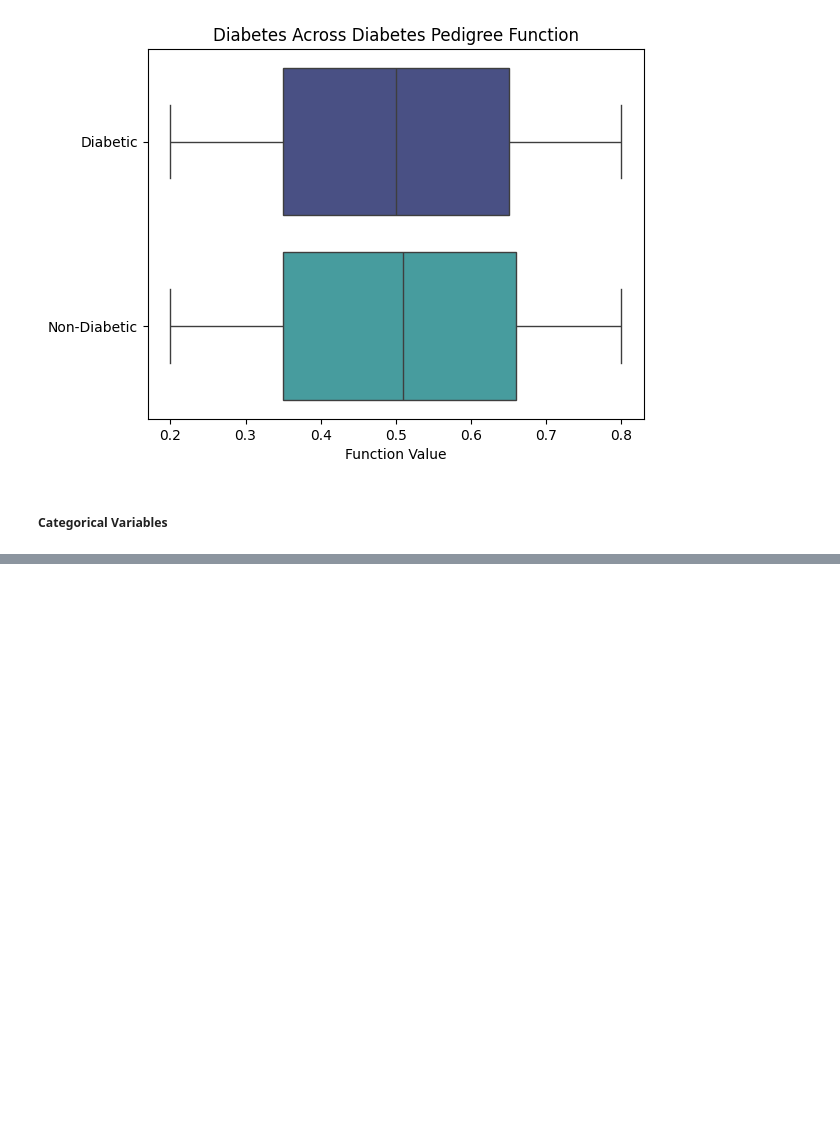
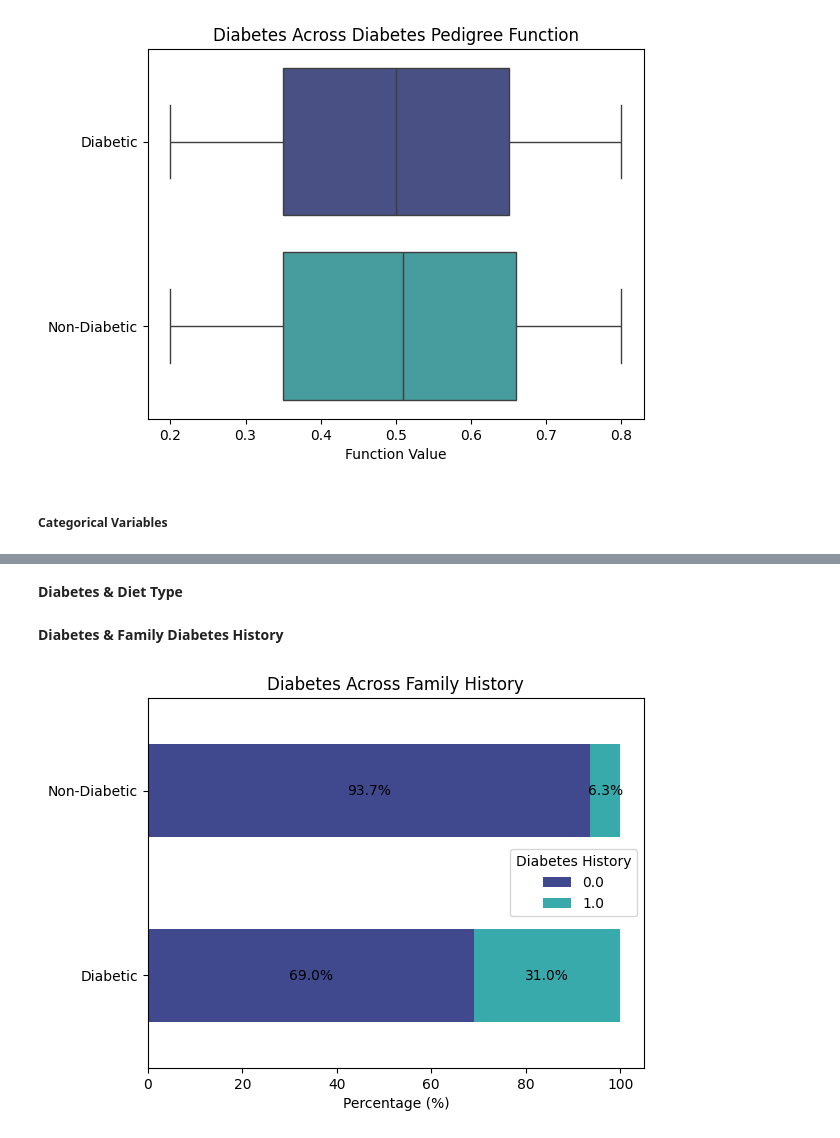
Before and after one commit to isabella-madiedo/Diabetes-Datathon, a Jupyter notebook: Code/exploratory_data_analysis.ipynb, the cells around one changed output, grey strips where cells are left out. Cells and saved outputs as stored; diff of their text form; code cells hidden in the pictures; blank space fills up the shorter version.

```diff
--- a/Code/exploratory_data_analysis.ipynb
+++ b/Code/exploratory_data_analysis.ipynb
@@ -100,0 +174,8 @@ Passing `palette` without assigning `hue` is deprecated and will be removed in v
+# %% [markdown]
+**Diabetes & Diet Type**
+# %% [markdown]
+**Diabetes & Family Diabetes History**
+# %%
+fig , ax = stacked_viz('family_diabetes_history', 2, 'Diabetes Across Family History', 'Diabetes History')
+# %% [output]
+[figure, added]
```
Also changed, not shown: parts of 18 cells of this notebook.
